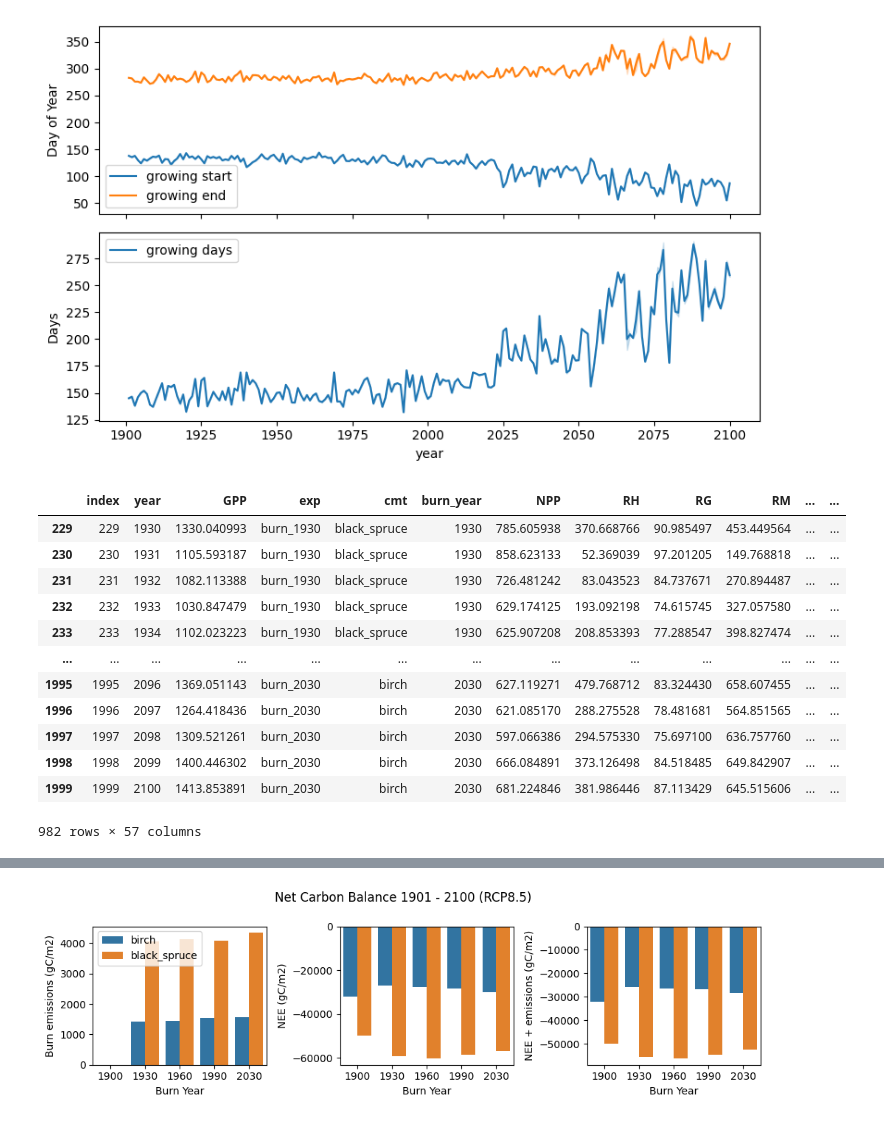
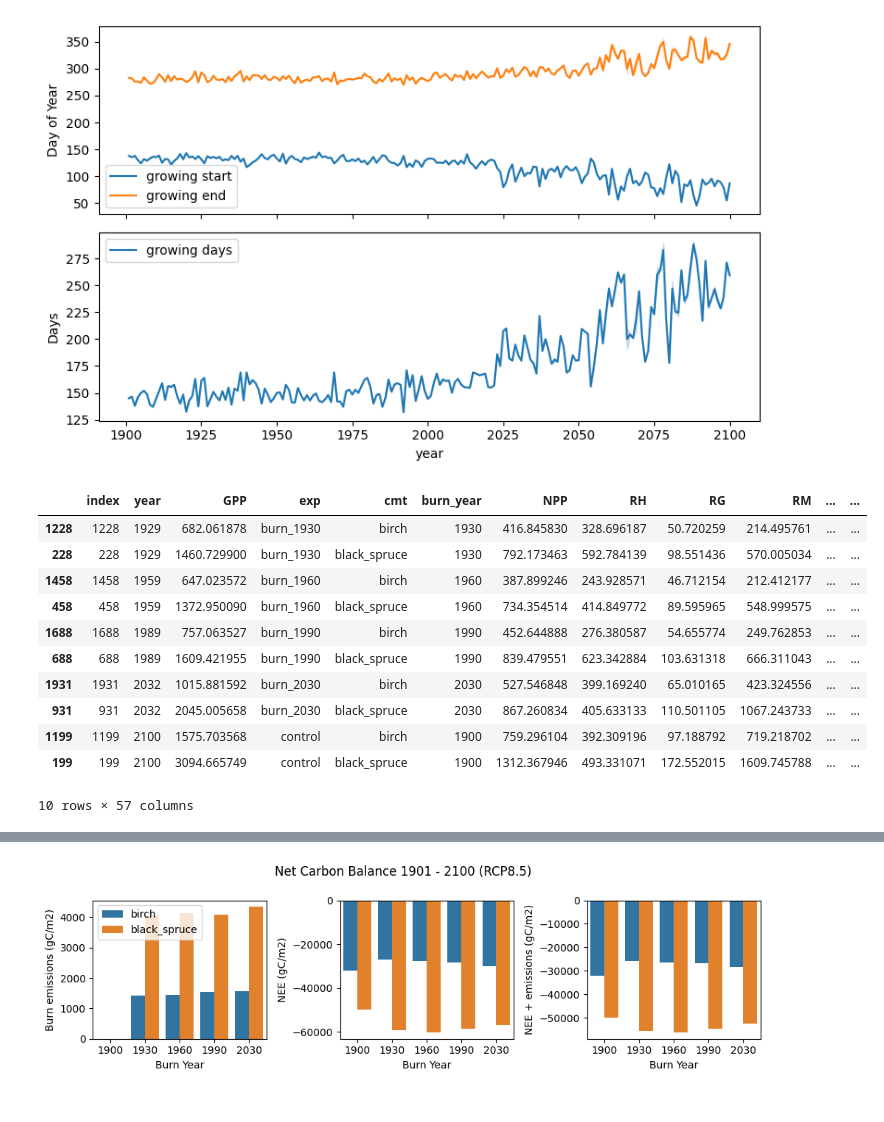
Before and after one commit to uaf-arctic-eco-modeling/dvm-dos-tem, a Jupyter notebook: scripts/caribou-poker-exp/CPCRW_fire_exps/fire_exp_vis.ipynb, the cells around one changed output, grey strips where cells are left out. Cells and saved outputs as stored; diff of their text form; code cells hidden in the pictures.

```diff
--- a/scripts/caribou-poker-exp/CPCRW_fire_exps/fire_exp_vis.ipynb
+++ b/scripts/caribou-poker-exp/CPCRW_fire_exps/fire_exp_vis.ipynb
@@ -1551,19 +1556,20 @@ results_yearly=results_yearly.merge(carbon_summary, on=['year', 'cmt', 'exp', 'b
+# %%
+year_before_fire
+# %% [output]
+|  | index | year | GPP | exp | cmt | burn_year | NPP | RH | RG | RM | ... | ... |
+| 1228 | 1228 | 1929 | 682.061878 | burn_1930 | birch | 1930 | 416.845830 | 328.696187 | 50.720259 | 214.495761 | ... | ... |
+| 228 | 228 | 1929 | 1460.729900 | burn_1930 | black_spruce | 1930 | 792.173463 | 592.784139 | 98.551436 | 570.005034 | ... | ... |
+| 1458 | 1458 | 1959 | 647.023572 | burn_1960 | birch | 1960 | 387.899246 | 243.928571 | 46.712154 | 212.412177 | ... | ... |
+| 458 | 458 | 1959 | 1372.950090 | burn_1960 | black_spruce | 1960 | 734.354514 | 414.849772 | 89.595965 | 548.999575 | ... | ... |
+| 1688 | 1688 | 1989 | 757.063527 | burn_1990 | birch | 1990 | 452.644888 | 276.380587 | 54.655774 | 249.762853 | ... | ... |
+| 688 | 688 | 1989 | 1609.421955 | burn_1990 | black_spruce | 1990 | 839.479551 | 623.342884 | 103.631318 | 666.311043 | ... | ... |
+| 1931 | 1931 | 2032 | 1015.881592 | burn_2030 | birch | 2030 | 527.546848 | 399.169240 | 65.010165 | 423.324556 | ... | ... |
+| 931 | 931 | 2032 | 2045.005658 | burn_2030 | black_spruce | 2030 | 867.260834 | 405.633133 | 110.501105 | 1067.243733 | ... | ... |
+| 1199 | 1199 | 2100 | 1575.703568 | control | birch | 1900 | 759.296104 | 392.309196 | 97.188792 | 719.218702 | ... | ... |
+| 199 | 199 | 2100 | 3094.665749 | control | black_spruce | 1900 | 1312.367946 | 493.331071 | 172.552015 | 1609.745788 | ... | ... |
+10 rows × 57 columns
 # %%
 ysd = results_yearly.loc[(results_yearly['YSD']-results_yearly['year'] != 0)]
 
-ysd
+ysd = ysd.merge(year_before_fire, on = ['exp', 'cmt', 'burn_year'], suffixes=['', '_prefire'])
-# %% [output]
-|  | index | year | GPP | exp | cmt | burn_year | NPP | RH | RG | RM | ... | ... |
-| 229 | 229 | 1930 | 1330.040993 | burn_1930 | black_spruce | 1930 | 785.605938 | 370.668766 | 90.985497 | 453.449564 | ... | ... |
-| 230 | 230 | 1931 | 1105.593187 | burn_1930 | black_spruce | 1930 | 858.623133 | 52.369039 | 97.201205 | 149.768818 | ... | ... |
-| 231 | 231 | 1932 | 1082.113388 | burn_1930 | black_spruce | 1930 | 726.481242 | 83.043523 | 84.737671 | 270.894487 | ... | ... |
-| 232 | 232 | 1933 | 1030.847479 | burn_1930 | black_spruce | 1930 | 629.174125 | 193.092198 | 74.615745 | 327.057580 | ... | ... |
-| 233 | 233 | 1934 | 1102.023223 | burn_1930 | black_spruce | 1930 | 625.907208 | 208.853393 | 77.288547 | 398.827474 | ... | ... |
-| ... | ... | ... | ... | ... | ... | ... | ... | ... | ... | ... | ... | ... |
-| 1995 | 1995 | 2096 | 1369.051143 | burn_2030 | birch | 2030 | 627.119271 | 479.768712 | 83.324430 | 658.607455 | ... | ... |
-| 1996 | 1996 | 2097 | 1264.418436 | burn_2030 | birch | 2030 | 621.085170 | 288.275528 | 78.481681 | 564.851565 | ... | ... |
-| 1997 | 1997 | 2098 | 1309.521261 | burn_2030 | birch | 2030 | 597.066386 | 294.575330 | 75.697100 | 636.757760 | ... | ... |
-| 1998 | 1998 | 2099 | 1400.446302 | burn_2030 | birch | 2030 | 666.084891 | 373.126498 | 84.518485 | 649.842907 | ... | ... |
-| 1999 | 1999 | 2100 | 1413.853891 | burn_2030 | birch | 2030 | 681.224846 | 381.986446 | 87.113429 | 645.515606 | ... | ... |
-982 rows × 57 columns
 # %%
```
Also changed, not shown: parts of 8 cells of this notebook, 7 other files.
